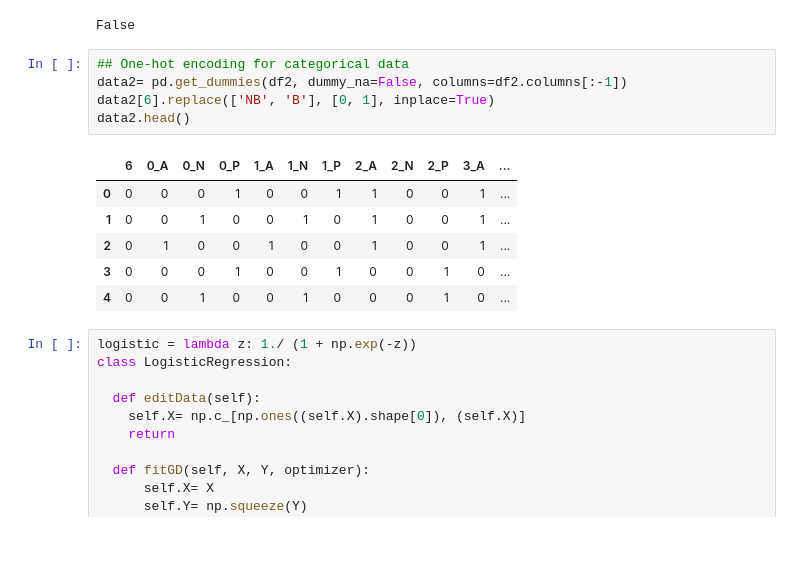
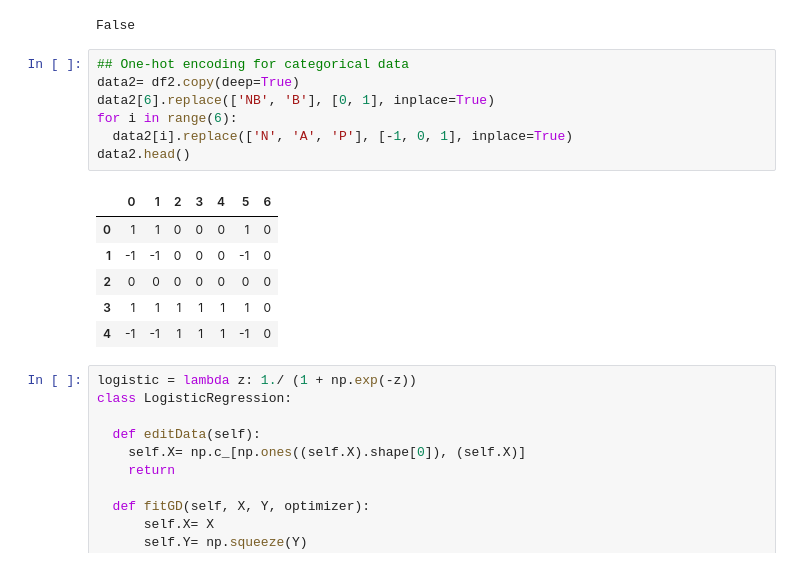
Before and after one commit to VenissaCarolQuadros/COMP551, a Jupyter notebook: COMP551_A1.ipynb, the cells around one changed output. Drawn from its saved outputs; the diff is of its cells as text.

```diff
--- a/COMP551_A1.ipynb
+++ b/COMP551_A1.ipynb
@@ -165,16 +165,18 @@ print(check_nan)
 False
 # %%
 ## One-hot encoding for categorical data
-data2= pd.get_dummies(df2, dummy_na=False, columns=df2.columns[:-1])
+data2= df2.copy(deep=True)
 data2[6].replace(['NB', 'B'], [0, 1], inplace=True)
+for i in range(6):
+  data2[i].replace(['N', 'A', 'P'], [-1, 0, 1], inplace=True)
 data2.head()
 # %% [output]
-|  | 6 | 0_A | 0_N | 0_P | 1_A | 1_N | 1_P | 2_A | 2_N | 2_P | 3_A | ... |
-| 0 | 0 | 0 | 0 | 1 | 0 | 0 | 1 | 1 | 0 | 0 | 1 | ... |
-| 1 | 0 | 0 | 1 | 0 | 0 | 1 | 0 | 1 | 0 | 0 | 1 | ... |
-| 2 | 0 | 1 | 0 | 0 | 1 | 0 | 0 | 1 | 0 | 0 | 1 | ... |
-| 3 | 0 | 0 | 0 | 1 | 0 | 0 | 1 | 0 | 0 | 1 | 0 | ... |
-| 4 | 0 | 0 | 1 | 0 | 0 | 1 | 0 | 0 | 0 | 1 | 0 | ... |
+|  | 0 | 1 | 2 | 3 | 4 | 5 | 6 |
+| 0 | 1 | 1 | 0 | 0 | 0 | 1 | 0 |
+| 1 | -1 | -1 | 0 | 0 | 0 | -1 | 0 |
+| 2 | 0 | 0 | 0 | 0 | 0 | 0 | 0 |
+| 3 | 1 | 1 | 1 | 1 | 1 | 1 | 0 |
+| 4 | -1 | -1 | 1 | 1 | 1 | -1 | 0 |
 # %%
 logistic = lambda z: 1./ (1 + np.exp(-z))
 class LogisticRegression:
```
Also changed, not shown: parts of 7 cells of this notebook.
